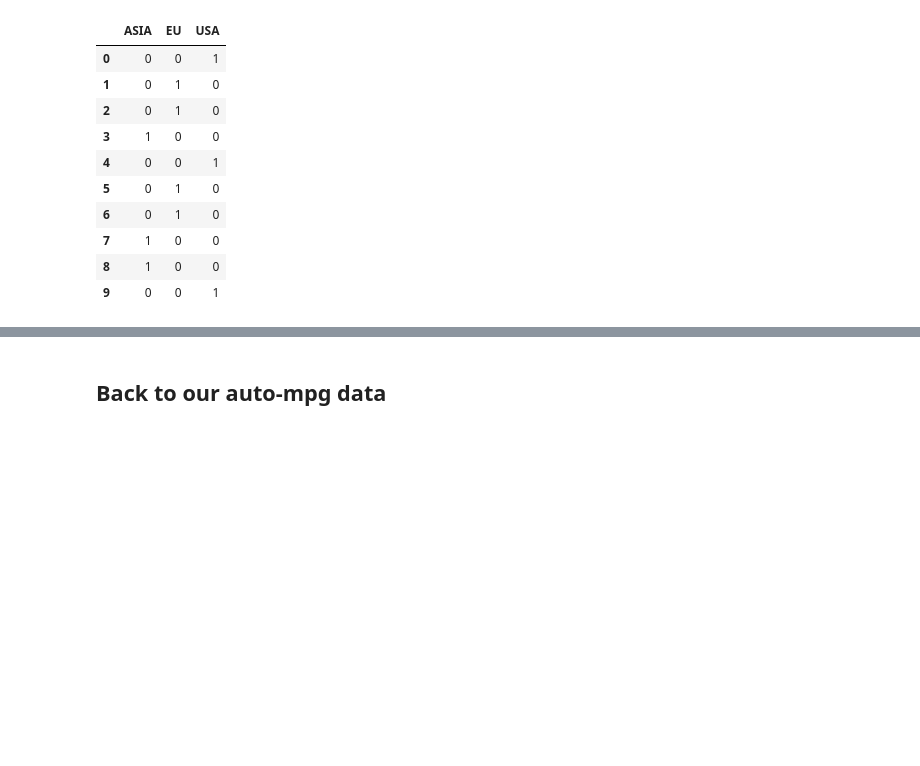
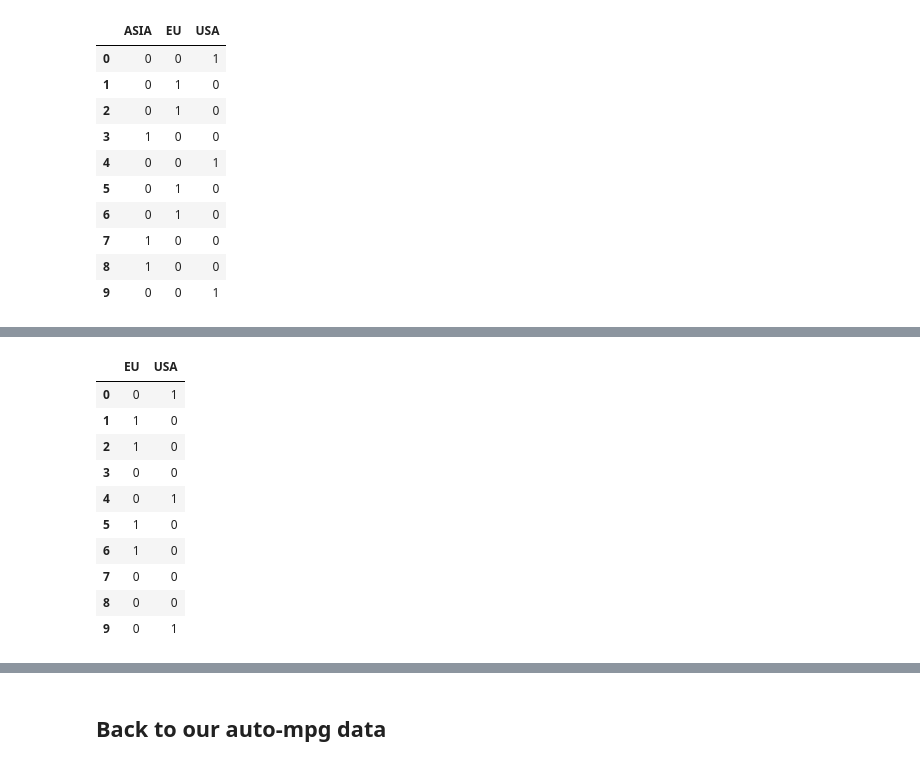
Before and after one commit to learn-co-curriculum/dsc-categorical-variables-regression, a Jupyter notebook: index.ipynb, the cells around one changed output, grey strips where cells are left out. Drawn from its saved outputs; the diff is of its cells as text; code cells hidden in the pictures; blank space fills up the shorter version.

```diff
--- a/index.ipynb
+++ b/index.ipynb
@@ -216,0 +261,14 @@ The advantage of using dummies is that, whatever algorithm you'll be using, your
+# %%
+pd.get_dummies(cat_origin, drop_first=True)
+# %% [output]
+|  | EU | USA |
+| 0 | 0 | 1 |
+| 1 | 1 | 0 |
+| 2 | 1 | 0 |
+| 3 | 0 | 0 |
+| 4 | 0 | 1 |
+| 5 | 1 | 0 |
+| 6 | 1 | 0 |
+| 7 | 0 | 0 |
+| 8 | 0 | 0 |
+| 9 | 0 | 1 |
```
Also changed, not shown: parts of 12 cells of this notebook, 3 other files.
